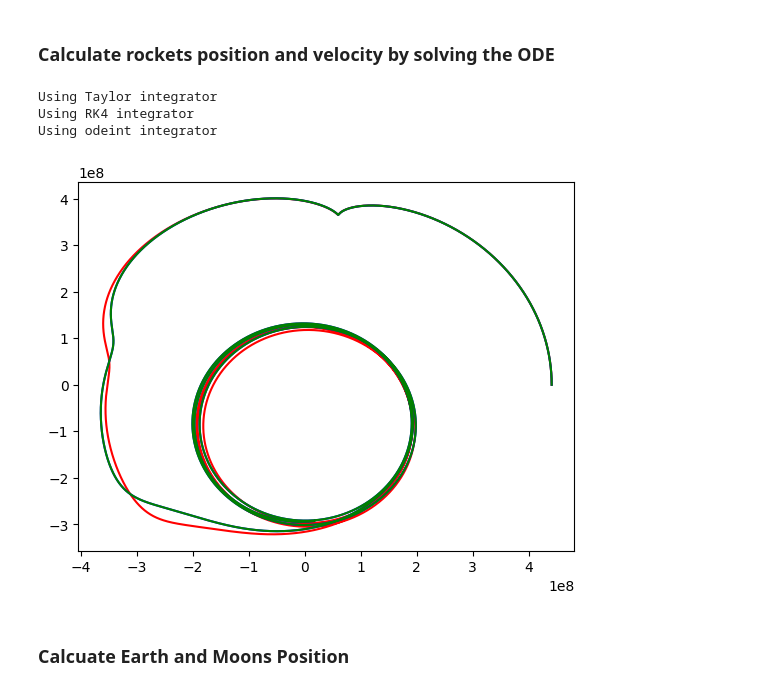
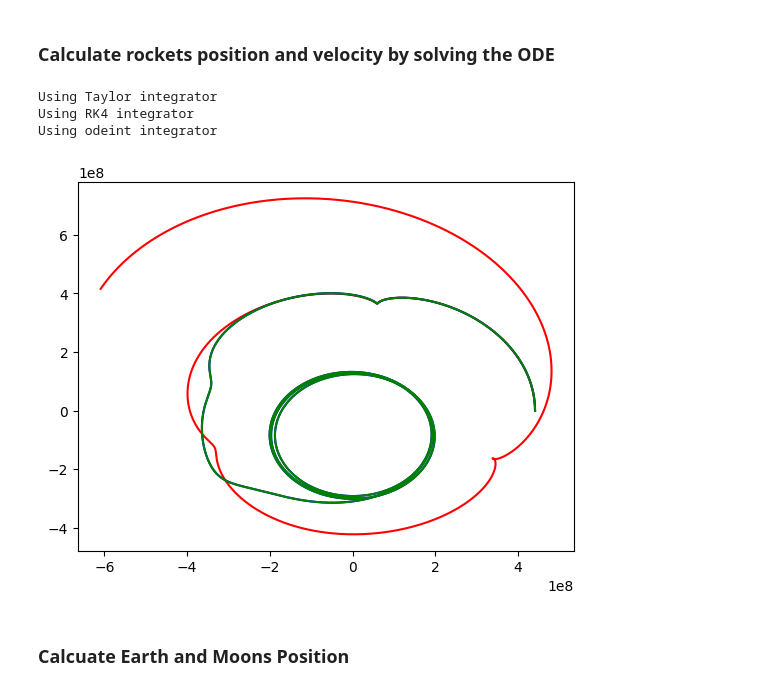
Before and after one commit to Sam-Coulthurst/ComputingProject, a Jupyter notebook: main.ipynb, the cells around one changed output. Drawn from its saved outputs; the diff is of its cells as text; code cells hidden in the pictures.

```diff
--- a/main.ipynb
+++ b/main.ipynb
@@ -13,7 +14,7 @@ from plotting import plot_trajectories
 ### Time Calculations
 # %%
 T = orbital_period() #s
-time_step = 50 #s
+time_step = 200 #s
 max_time = 2*T #s
 time = np.arange(0, max_time, time_step) #s
 # %% [markdown]
@@ -23,19 +24,19 @@ pos_L2, v_L2 = compute_L2()
 # %% [markdown]
 ### Calculate rockets position and velocity by solving the ODE
 # %%
-r_rocket_barycenter, v_rocket_barycenter = evolve(pos_L2, v_L2, time, time_step, method='Taylor')
+r_rocket_barycenter, v_rocket_barycenter = evolve(pos_L2, v_L2, time, time_step, method='odeint')
 r_rk4, v_rk4 = evolve(pos_L2, v_L2, time, time_step, method='RK4')
-r_scipy, v_scipy = evolve(pos_L2, v_L2, time, time_step, method='odeint')
+r_scipy, v_scipy = evolve(pos_L2, v_L2, time, time_step, method='Taylor')
 
 plt.plot(r_rocket_barycenter[0], r_rocket_barycenter[1], label='Rocket (Barycenter Frame)', color='red')
 plt.plot(r_rk4[0], r_rk4[1], label='Rocket (Inertial Frame)', color='blue')
 plt.plot(r_scipy[0], r_scipy[1], label='Rocket (odeint Frame)', color='green')
 plt.show()
 # %% [output]
 Using Taylor integrator
 Using RK4 integrator
 Using odeint integrator
-[figure, old version]
+[figure, new version]
 # %% [markdown]
 ### Calcuate Earth and Moons Position
 # %%
```
Also changed, not shown: parts of 4 cells of this notebook, 4 other files.
